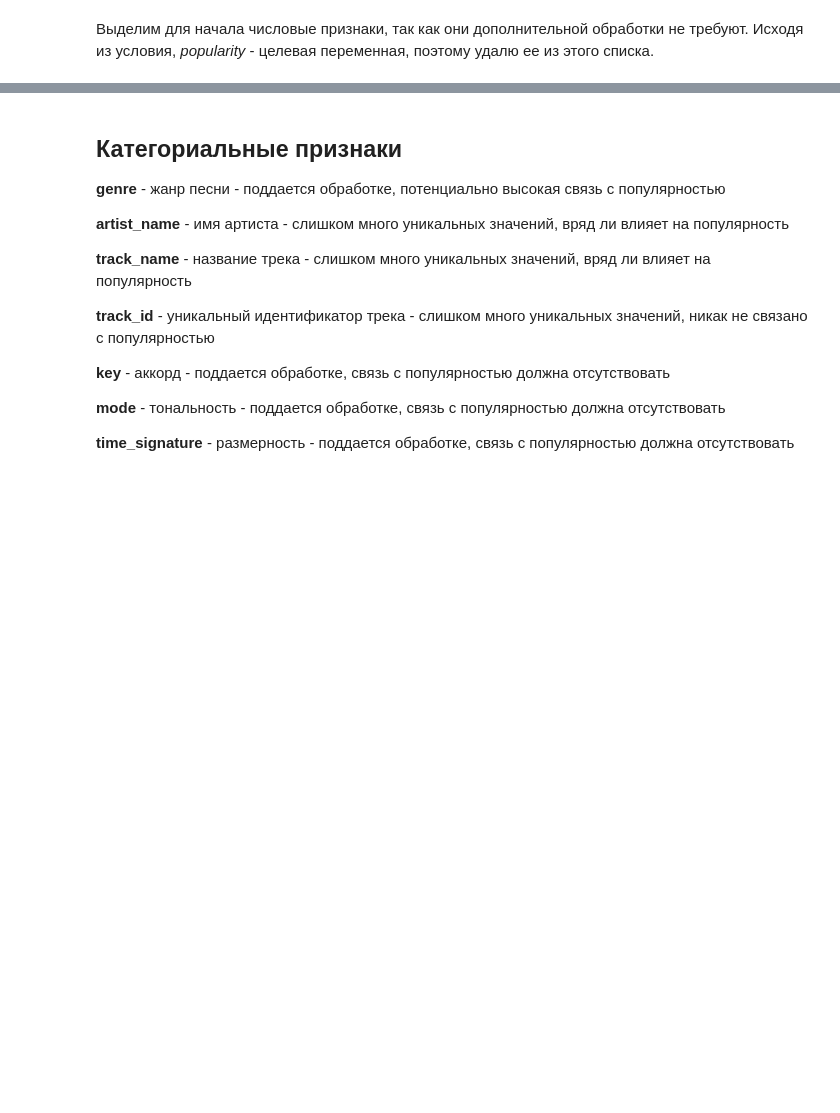
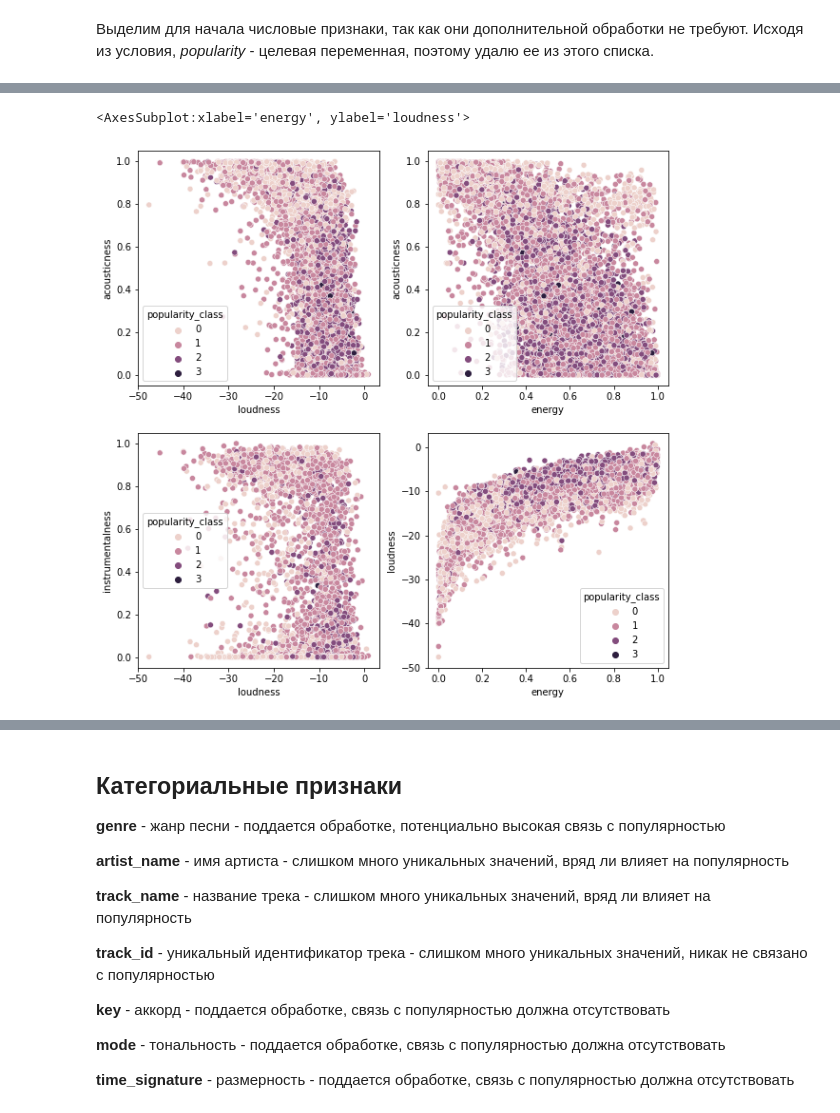
Before and after one commit to grigoriizharkov/spotify, a Jupyter notebook: spotify.ipynb, the cells around one changed output, grey strips where cells are left out. Cells and saved outputs as stored; diff of their text form; code cells hidden in the pictures; blank space fills up the shorter version.

```diff
--- a/spotify.ipynb
+++ b/spotify.ipynb
@@ -45,0 +51,9 @@ Index(['acousticness', 'danceability', 'duration_ms', 'energy',
+# %%
+fig, ax = plt.subplots(2, 2, figsize=(10, 10))
+sns.scatterplot(data=sample, x=sample['loudness'], y=sample['acousticness'], hue='popularity_class', ax=ax[0][0])
+sns.scatterplot(data=sample, x=sample['energy'], y=sample['acousticness'], hue='popularity_class', ax=ax[0][1])
+sns.scatterplot(data=sample, x=sample['loudness'], y=sample['instrumentalness'], hue='popularity_class', ax=ax[1][0])
+sns.scatterplot(data=sample, x=sample['energy'], y=sample['loudness'], hue='popularity_class', ax=ax[1][1])
+# %% [output]
+<AxesSubplot:xlabel='energy', ylabel='loudness'>
+[figure, added]
```
Also changed, not shown: parts of 27 cells of this notebook.
